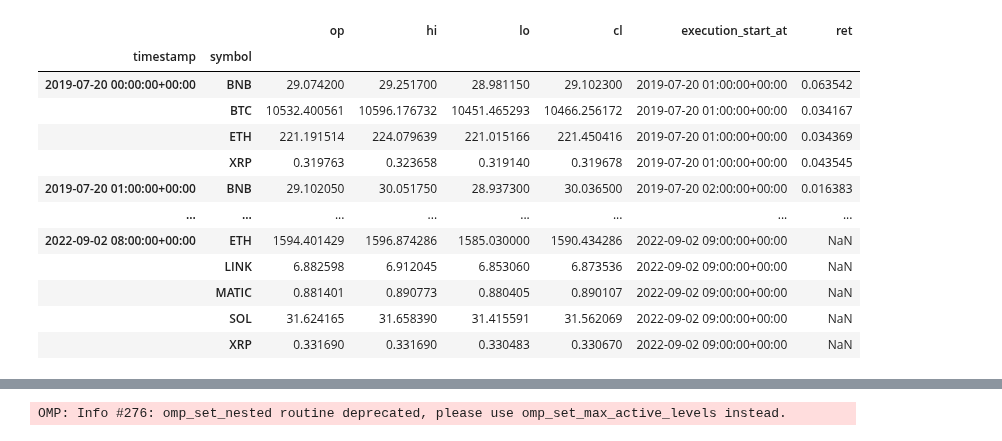
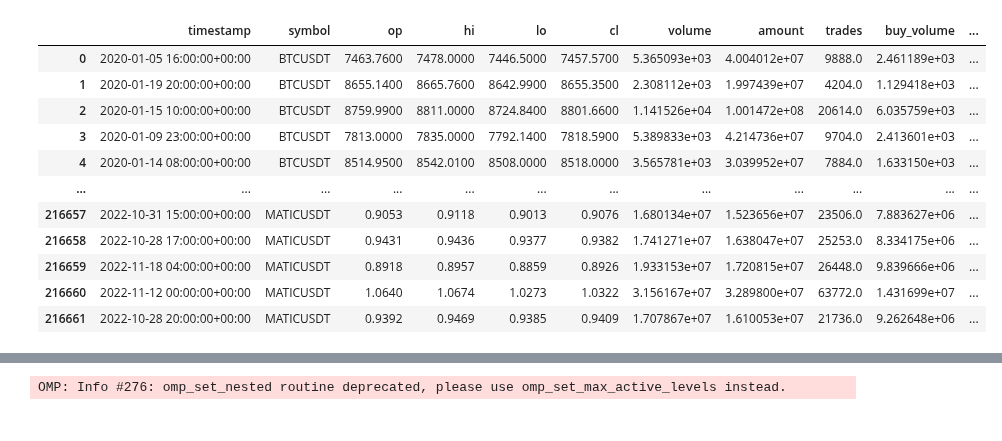
Before and after one commit to richmanbtc/alphapool-model, a Jupyter notebook: notebooks/20220921_remove_feat.ipynb, the cells around one changed output, grey strips where cells are left out. Saved outputs shown, nothing was run; the diff lists cells and outputs as text; code cells hidden in the pictures.

```diff
--- a/notebooks/20220921_remove_feat.ipynb
+++ b/notebooks/20220921_remove_feat.ipynb
@@ -38,20 +45,82 @@ def get_joblib_memory():
 # %%
-# symbols = 'BTC,ETH'.split(',')
-symbols = os.getenv('ALPHAPOOL_SYMBOLS').split(',') # 売買代金が多く、古いもの
-df = fetch_ohlcv(symbols=symbols, with_target=True, price_type=None)
-df.to_pickle('/tmp/df_price_type_none.pkl')
+# symbols = os.getenv('ALPHAPOOL_SYMBOLS').split(',') # 売買代金が多く、古いもの
+# symbols += 'DOGE,SFP,DYDX,AXS,CHZ,TRX,MASK,ETC,LTC,1000SHIB,C98,SAND,SUSHI,NEAR,FIL'.split(',')
+# symbols += 'SFP,DYDX,AXS,TRX,MASK,ETC,LTC,1000SHIB,C98,SAND,SUSHI,NEAR,FIL'.split(',')
+# symbols = ['ADA', 'ATOM', 'BTC', 'DOT', 'ETH', 'LINK', 'MATIC', 'XRP', 'ETC', 'LTC'] # binance, bybit, okex
+symbols = ['ADA', 'ATOM', 'BTC', 'DOT', 'ETH', 'LINK', 'MATIC', 'XRP', 'ETC'] # binance, bybit, okex
+# symbols = ['ADA', 'ATOM', 'BTC', 'DOT', 'ETH', 'LINK', 'MATIC', 'XRP', 'ETC', 'AVAX'] # binance, bybit, okex
+# symbols = ['ADA', 'ATOM', 'BNB', 'BTC', 'DOT', 'ETH', 'LINK', 'MATIC', 'XRP', 'ETC', 'LTC'] # binance, bybit
+# symbols = ['ADA', 'ATOM', 'BNB', 'BTC', 'DOT', 'ETH', 'LINK', 'MATIC', 'XRP'] # binance, bybit
+
+provider_configs = [
+    {
+        'provider': 'bigquery',
+        'options': {
+            'table': 'binance_ohlcv',
+            'symbols': ['{}USDT'.format(x) for x in symbols],
+        }
+    },
+]
+
+dfs = DataFetcher(memory=get_joblib_memory()).fetch(
+    provider_configs=provider_configs,
+    min_timestamp=None,
+)
+
+for df in dfs:
+    display(df)
+
+def merge_data(dfs):
+    df = dfs[0]
+    df['symbol'] = df['symbol'].str.replace('USDT', '')
+    df = df.set_index(['timestamp', 'symbol']).sort_index()
+    return df
+
+df = merge_data(dfs)
+
+def merge_kraken_data(df):
+    symbols = list(df.index.get_level_values('symbol').unique())
+
+    train_provider_configs = [
+        {
+            'provider': 'bigquery',
+            'options': {
+                'table': 'kraken_historical_ohlcvt',
+                'symbols': symbols,
+            }
+        },
+    ]
+
+    dfs = DataFetcher(memory=get_joblib_memory()).fetch(
+        provider_configs=train_provider_configs,
+        min_timestamp=None,
+    )
+    df_kraken = dfs[0].set_index(['timestamp', 'symbol'])
+
+    df = df.copy()
+    df['extended'] = False
+    df = pd.concat([df, df_kraken])
+    df['extended'] = df['extended'].fillna(True)
+    df = df[['op', 'hi', 'lo', 'cl', 'volume', 'twap_5m', 'extended']]
+    df = df.loc[~df.index.duplicated()]
+    df = df.sort_index()
+    return df.copy()
+
+df = merge_kraken_data(df)
+
+df = df.dropna()
+df.to_pickle('/tmp/df_binance_ohlcv_extended.pkl')
 display(df)
 # %% [output]
-|  |  | op | hi | lo | cl | execution_start_at | ret |
-| timestamp | symbol |  |  |  |  |  |  |
-| 2019-07-20 00:00:00+00:00 | BNB | 29.074200 | 29.251700 | 28.981150 | 29.102300 | 2019-07-20 01:00:00+00:00 | 0.063542 |
-|  | BTC | 10532.400561 | 10596.176732 | 10451.465293 | 10466.256172 | 2019-07-20 01:00:00+00:00 | 0.034167 |
-|  | ETH | 221.191514 | 224.079639 | 221.015166 | 221.450416 | 2019-07-20 01:00:00+00:00 | 0.034369 |
-|  | XRP | 0.319763 | 0.323658 | 0.319140 | 0.319678 | 2019-07-20 01:00:00+00:00 | 0.043545 |
-| 2019-07-20 01:00:00+00:00 | BNB | 29.102050 | 30.051750 | 28.937300 | 30.036500 | 2019-07-20 02:00:00+00:00 | 0.016383 |
-| ... | ... | ... | ... | ... | ... | ... | ... |
-| 2022-09-02 08:00:00+00:00 | ETH | 1594.401429 | 1596.874286 | 1585.030000 | 1590.434286 | 2022-09-02 09:00:00+00:00 | NaN |
-|  | LINK | 6.882598 | 6.912045 | 6.853060 | 6.873536 | 2022-09-02 09:00:00+00:00 | NaN |
-|  | MATIC | 0.881401 | 0.890773 | 0.880405 | 0.890107 | 2022-09-02 09:00:00+00:00 | NaN |
-|  | SOL | 31.624165 | 31.658390 | 31.415591 | 31.562069 | 2022-09-02 09:00:00+00:00 | NaN |
-|  | XRP | 0.331690 | 0.331690 | 0.330483 | 0.330670 | 2022-09-02 09:00:00+00:00 | NaN |
+|  | timestamp | symbol | op | hi | lo | cl | volume | amount | trades | buy_volume | ... |
+| 0 | 2020-01-05 16:00:00+00:00 | BTCUSDT | 7463.7600 | 7478.0000 | 7446.5000 | 7457.5700 | 5.365093e+03 | 4.004012e+07 | 9888.0 | 2.461189e+03 | ... |
+| 1 | 2020-01-19 20:00:00+00:00 | BTCUSDT | 8655.1400 | 8665.7600 | 8642.9900 | 8655.3500 | 2.308112e+03 | 1.997439e+07 | 4204.0 | 1.129418e+03 | ... |
+| 2 | 2020-01-15 10:00:00+00:00 | BTCUSDT | 8759.9900 | 8811.0000 | 8724.8400 | 8801.6600 | 1.141526e+04 | 1.001472e+08 | 20614.0 | 6.035759e+03 | ... |
+| 3 | 2020-01-09 23:00:00+00:00 | BTCUSDT | 7813.0000 | 7835.0000 | 7792.1400 | 7818.5900 | 5.389833e+03 | 4.214736e+07 | 9704.0 | 2.413601e+03 | ... |
+| 4 | 2020-01-14 08:00:00+00:00 | BTCUSDT | 8514.9500 | 8542.0100 | 8508.0000 | 8518.0000 | 3.565781e+03 | 3.039952e+07 | 7884.0 | 1.633150e+03 | ... |
+| ... | ... | ... | ... | ... | ... | ... | ... | ... | ... | ... | ... |
+| 216657 | 2022-10-31 15:00:00+00:00 | MATICUSDT | 0.9053 | 0.9118 | 0.9013 | 0.9076 | 1.680134e+07 | 1.523656e+07 | 23506.0 | 7.883627e+06 | ... |
+| 216658 | 2022-10-28 17:00:00+00:00 | MATICUSDT | 0.9431 | 0.9436 | 0.9377 | 0.9382 | 1.741271e+07 | 1.638047e+07 | 25253.0 | 8.334175e+06 | ... |
+| 216659 | 2022-11-18 04:00:00+00:00 | MATICUSDT | 0.8918 | 0.8957 | 0.8859 | 0.8926 | 1.933153e+07 | 1.720815e+07 | 26448.0 | 9.839666e+06 | ... |
+| 216660 | 2022-11-12 00:00:00+00:00 | MATICUSDT | 1.0640 | 1.0674 | 1.0273 | 1.0322 | 3.156167e+07 | 3.289800e+07 | 63772.0 | 1.431699e+07 | ... |
+| 216661 | 2022-10-28 20:00:00+00:00 | MATICUSDT | 0.9392 | 0.9469 | 0.9385 | 0.9409 | 1.707867e+07 | 1.610053e+07 | 21736.0 | 9.262648e+06 | ... |
```
Also changed, not shown: parts of 6 cells of this notebook, 1 other file.
